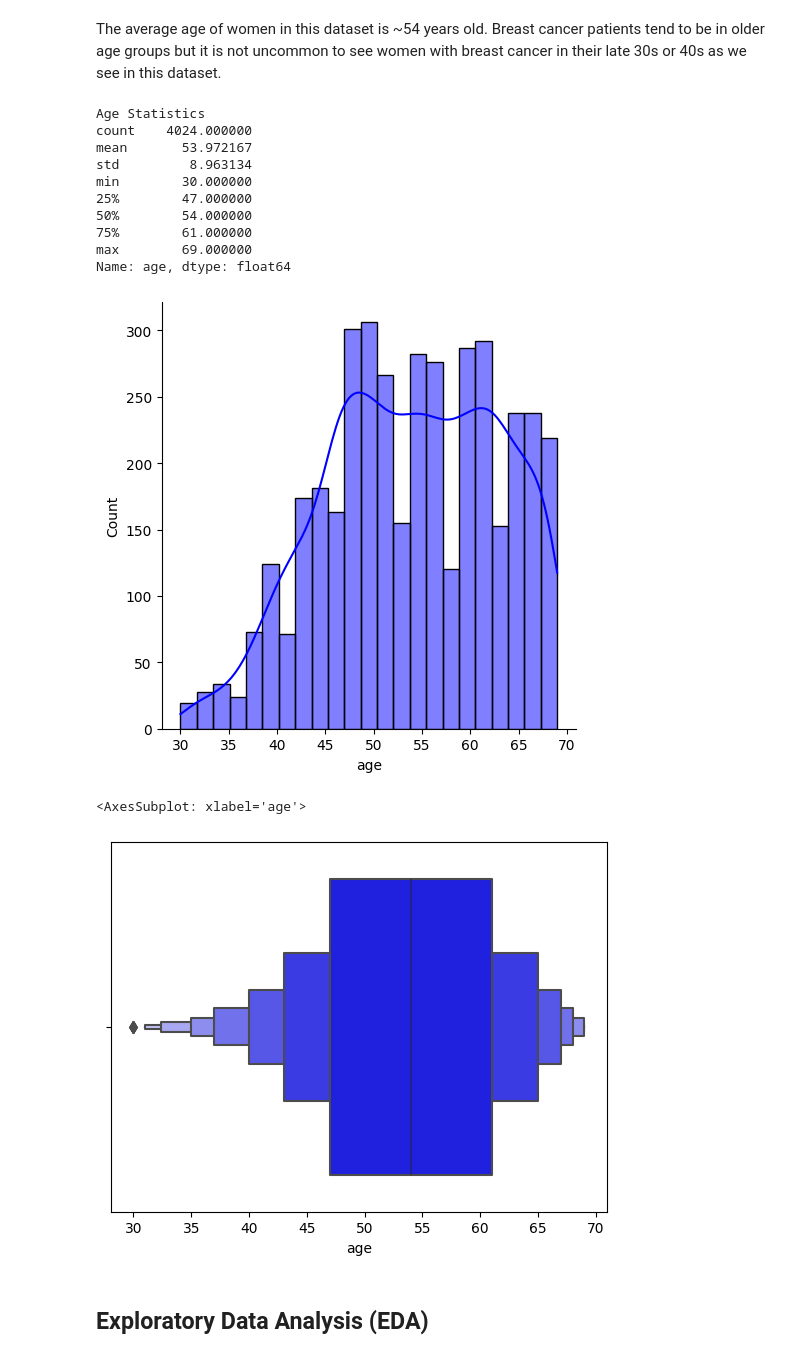
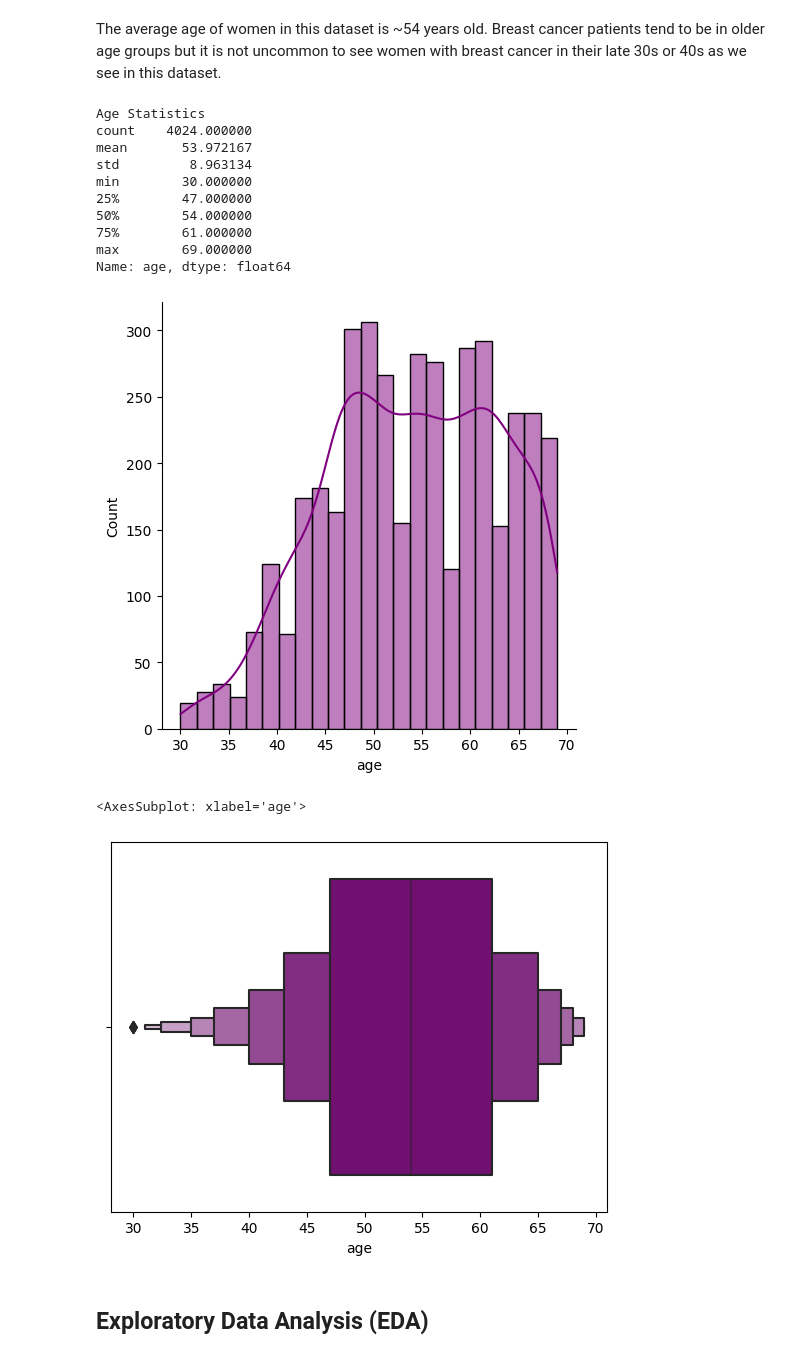
Before and after one commit to Chris-Vuong/breast-cancer, a Jupyter notebook: breast-cancer-analysis.ipynb, the cells around one changed output. Cells and saved outputs as stored; diff of their text form; code cells hidden in the pictures.

Commit message:
Updated color palette of plots

```diff
--- a/breast-cancer-analysis.ipynb
+++ b/breast-cancer-analysis.ipynb
@@ -44,7 +44,7 @@ The average age of women in this dataset is ~54 years old. Breast cancer patient
 uncommon to see women with breast cancer in their late 30s or 40s as we see in this dataset.
 # %%
 # Histogram of ages
-sns.displot(data=df, x="age", kind="hist", kde = True, color="blue")
+sns.displot(data=df, x="age", kind="hist", kde = True, color="purple")
 print("Age Statistics")
 print(df["age"].describe())
 # %% [output]
@@ -58,13 +58,13 @@ min        30.000000
 75%        61.000000
 max        69.000000
 Name: age, dtype: float64
-[figure, old version]
+[figure, new version]
 # %%
 # Boxenplot of ages
-sns.boxenplot(data=df, x="age", color='blue')
+sns.boxenplot(data=df, x="age", color='purple')
 # %% [output]
 <AxesSubplot: xlabel='age'>
-[figure, old version]
+[figure, new version]
 # %% [markdown]
 ## Exploratory Data Analysis (EDA)
 # %%
```
